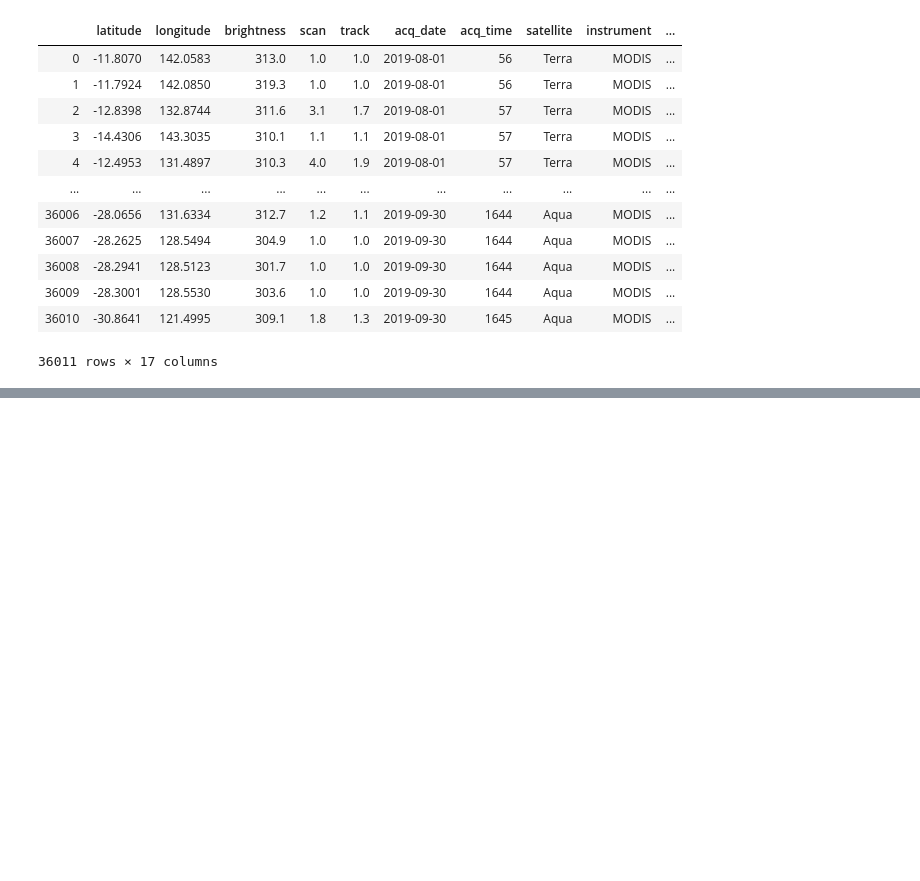
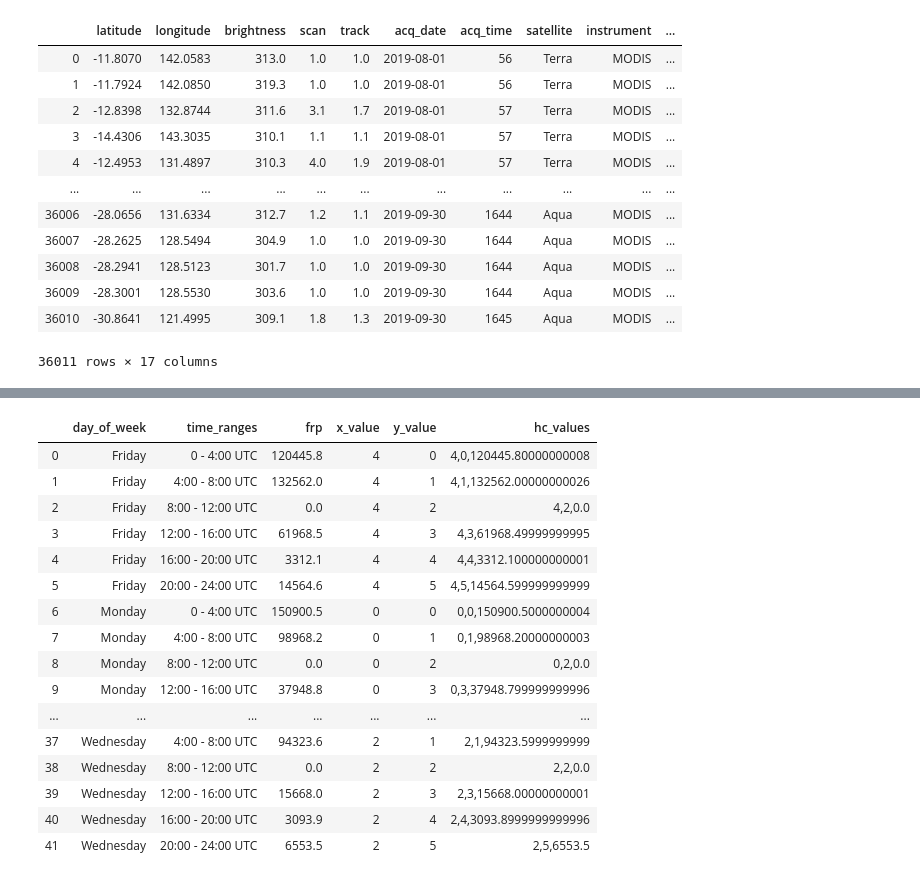
Before and after one commit to alyssamoyer/project_two_bootcamp, a Jupyter notebook: data_cleaning.ipynb, the cells around one changed output, grey strips where cells are left out. Saved outputs shown, nothing was run; the diff lists cells and outputs as text; code cells hidden in the pictures; blank space fills up the shorter version.

Commit message:
added grouped csv

```diff
--- a/data_cleaning.ipynb
+++ b/data_cleaning.ipynb
@@ -91,0 +95,5 @@ df_M6.to_csv('fire_archive_M6_96619_clean.csv')
+# %%
+#group the dataframe by day of week and time bins
+df_M6_grouped = df_M6.groupby(['day_of_week', 'time_ranges'])['frp'].sum().reset_index()
+
+df_M6_grouped.head()
@@ -91,0 +137,22 @@ df_M6.to_csv('fire_archive_M6_96619_clean.csv')
+# %%
+#loop through the dataframe and add a new column for the y value based on time bins. The y value will be used in high charts.
+index_count = 0;
+df_M6_grouped['y_value'] = ""
+for rows in df_M6_grouped.iterrows():
+    time = df_M6_grouped.loc[index_count, 'time_ranges']
+    if time == "0 - 4:00 UTC":
+        df_M6_grouped.loc[index_count, 'y_value'] = 0
+    elif time == "4:00 - 8:00 UTC":
+        df_M6_grouped.loc[index_count, 'y_value'] = 1
+    elif time == "8:00 - 12:00 UTC":
+        df_M6_grouped.loc[index_count, 'y_value'] = 2
+    elif time == "12:00 - 16:00 UTC":
+        df_M6_grouped.loc[index_count, 'y_value'] = 3
+    elif time == "16:00 - 20:00 UTC":
+        df_M6_grouped.loc[index_count, 'y_value'] = 4
+    elif time == "20:00 - 24:00 UTC":
+        df_M6_grouped.loc[index_count, 'y_value'] = 5
+    index_count = index_count + 1
+
+df_M6_grouped ['frp'] = df_M6_grouped ['frp'] .fillna(value=0)
+df_M6_grouped.head()
@@ -91,0 +166,23 @@ df_M6.to_csv('fire_archive_M6_96619_clean.csv')
+# %%
+#Add a new column that concatinates the x, y , and frp value. This will be spilt in javascript.
+df_M6_grouped["hc_values"] = df_M6_grouped ["x_value"].astype(str) + "," + df_M6_grouped ["y_value"].astype(str) + "," + df_M6_grouped ["frp"].astype(str)
+
+df_M6_grouped
+# %% [output]
+|  | day_of_week | time_ranges | frp | x_value | y_value | hc_values |
+| 0 | Friday | 0 - 4:00 UTC | 120445.8 | 4 | 0 | 4,0,120445.80000000008 |
+| 1 | Friday | 4:00 - 8:00 UTC | 132562.0 | 4 | 1 | 4,1,132562.00000000026 |
+| 2 | Friday | 8:00 - 12:00 UTC | 0.0 | 4 | 2 | 4,2,0.0 |
+| 3 | Friday | 12:00 - 16:00 UTC | 61968.5 | 4 | 3 | 4,3,61968.49999999995 |
+| 4 | Friday | 16:00 - 20:00 UTC | 3312.1 | 4 | 4 | 4,4,3312.100000000001 |
+| 5 | Friday | 20:00 - 24:00 UTC | 14564.6 | 4 | 5 | 4,5,14564.599999999999 |
+| 6 | Monday | 0 - 4:00 UTC | 150900.5 | 0 | 0 | 0,0,150900.5000000004 |
+| 7 | Monday | 4:00 - 8:00 UTC | 98968.2 | 0 | 1 | 0,1,98968.20000000003 |
+| 8 | Monday | 8:00 - 12:00 UTC | 0.0 | 0 | 2 | 0,2,0.0 |
+| 9 | Monday | 12:00 - 16:00 UTC | 37948.8 | 0 | 3 | 0,3,37948.799999999996 |
+| ... | ... | ... | ... | ... | ... | ... |
+| 37 | Wednesday | 4:00 - 8:00 UTC | 94323.6 | 2 | 1 | 2,1,94323.5999999999 |
+| 38 | Wednesday | 8:00 - 12:00 UTC | 0.0 | 2 | 2 | 2,2,0.0 |
+| 39 | Wednesday | 12:00 - 16:00 UTC | 15668.0 | 2 | 3 | 2,3,15668.00000000001 |
+| 40 | Wednesday | 16:00 - 20:00 UTC | 3093.9 | 2 | 4 | 2,4,3093.8999999999996 |
+| 41 | Wednesday | 20:00 - 24:00 UTC | 6553.5 | 2 | 5 | 2,5,6553.5 |
```
Also changed, not shown: parts of 8 cells of this notebook, 2 other files.
